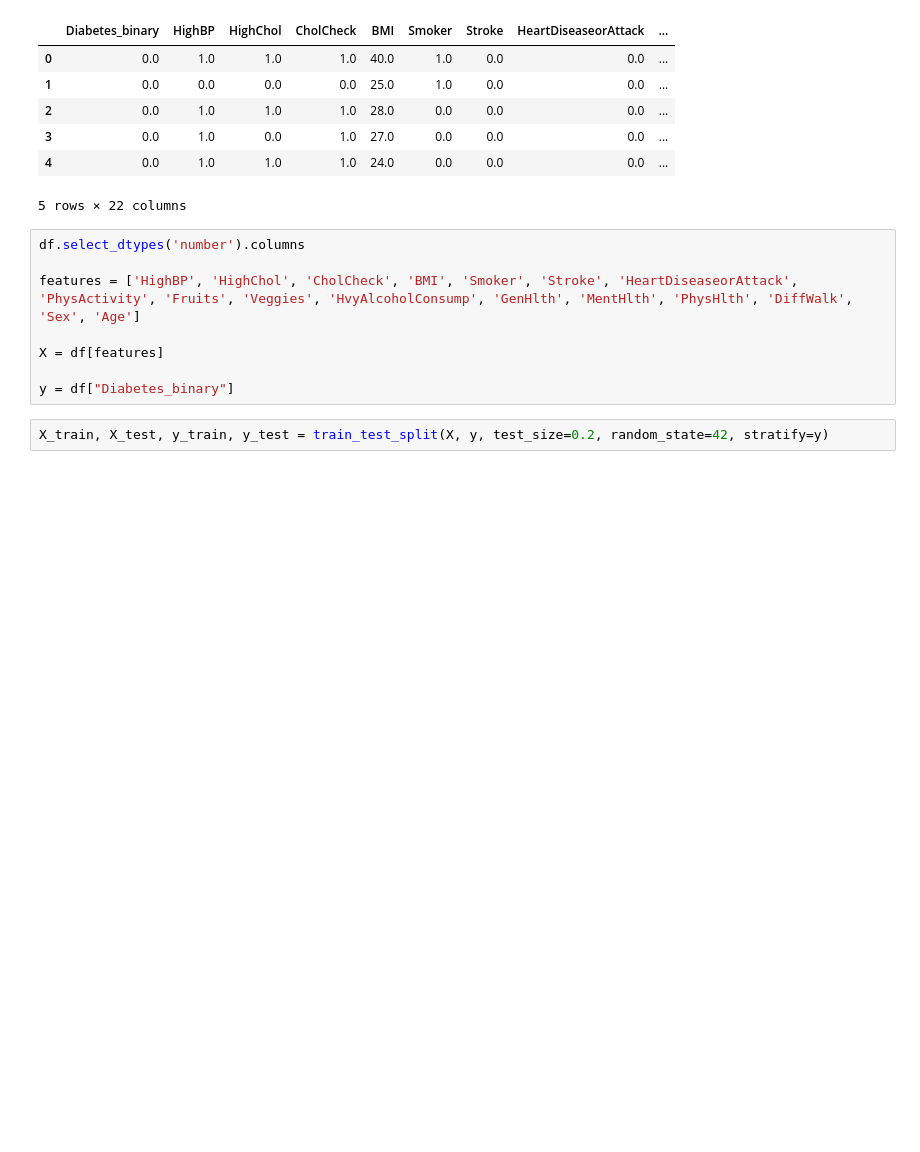
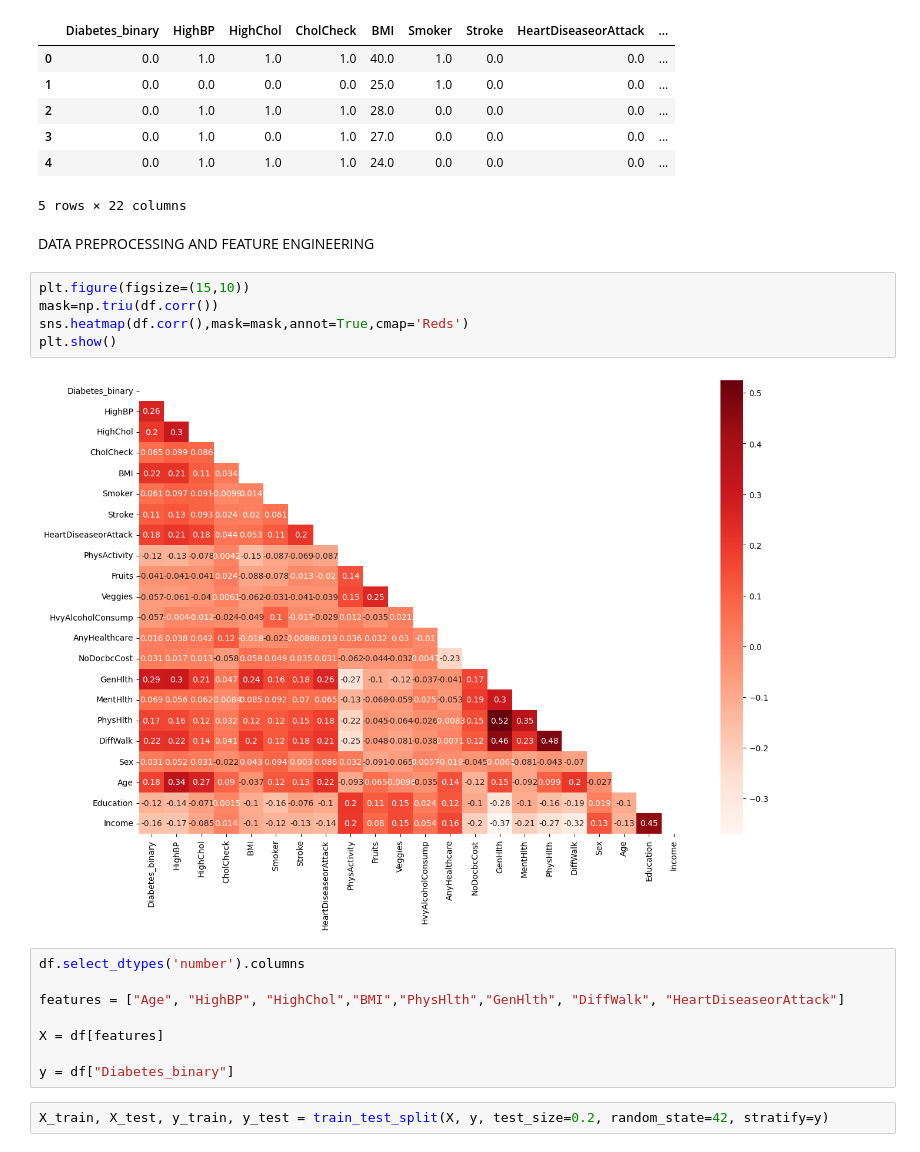
Before and after one commit to Hisrich/Diabetes_ML_Model, a Jupyter notebook: model.ipynb, the cells around one changed output. Cells and saved outputs as stored; diff of their text form; blank space fills up the shorter version.

```diff
--- a/model.ipynb
+++ b/model.ipynb
@@ -22,10 +24,19 @@ df.head()
 | 3 | 0.0 | 1.0 | 0.0 | 1.0 | 27.0 | 0.0 | 0.0 | 0.0 | ... |
 | 4 | 0.0 | 1.0 | 1.0 | 1.0 | 24.0 | 0.0 | 0.0 | 0.0 | ... |
 5 rows × 22 columns
+# %% [markdown]
+DATA PREPROCESSING AND FEATURE ENGINEERING
+# %%
+plt.figure(figsize=(15,10))
+mask=np.triu(df.corr())
+sns.heatmap(df.corr(),mask=mask,annot=True,cmap='Reds')
+plt.show()
+# %% [output]
+[figure, added]
 # %%
 df.select_dtypes('number').columns
 
-features = ['HighBP', 'HighChol', 'CholCheck', 'BMI', 'Smoker', 'Stroke', 'HeartDiseaseorAttack', 'PhysActivity', 'Fruits', 'Veggies', 'HvyAlcoholConsump', 'GenHlth', 'MentHlth', 'PhysHlth', 'DiffWalk', 'Sex', 'Age']
+features = ["Age", "HighBP", "HighChol","BMI","PhysHlth","GenHlth", "DiffWalk", "HeartDiseaseorAttack"]
 
 X = df[features]
 
```
Also changed, not shown: parts of 12 cells of this notebook, 3 other files.
